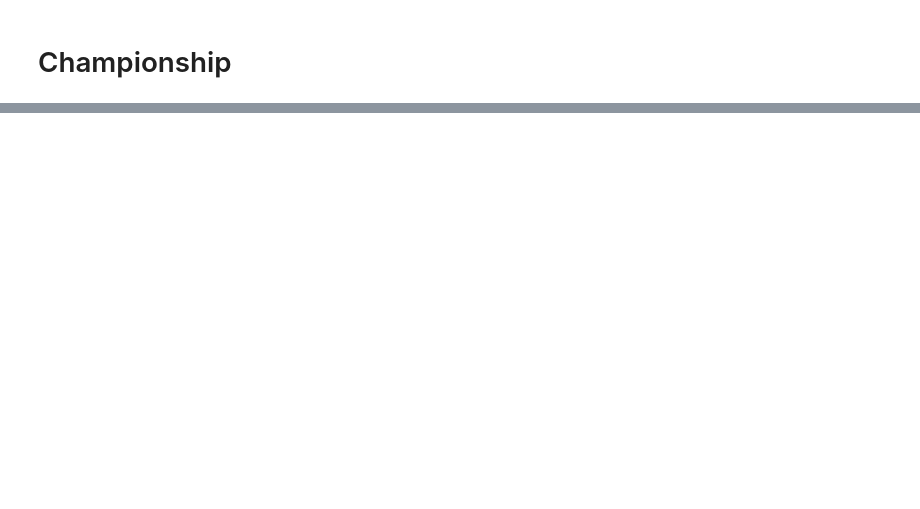
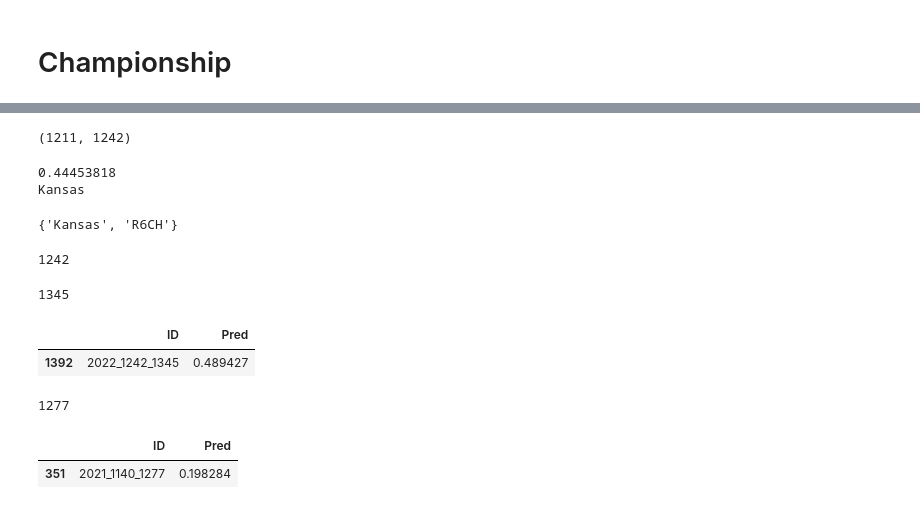
Before and after one commit to sethchart/kaggle-march-machine-learning-mania, a Jupyter notebook: notebooks/4.0-theberling-bracket-predictions.ipynb, the cells around one changed output, grey strips where cells are left out. Cells and saved outputs as stored; diff of their text form; code cells hidden in the pictures; blank space fills up the shorter version.

```diff
--- a/notebooks/4.0-theberling-bracket-predictions.ipynb
+++ b/notebooks/4.0-theberling-bracket-predictions.ipynb
@@ -665,0 +662,37 @@ YZ: 0.47032605524901105
+# %%
+TeamID_Strong = df_teams.loc[df_teams.TeamName==winner_wx,'TeamID'].iloc[0]
+TeamID_Weak = df_teams.loc[df_teams.TeamName==winner_yz,'TeamID'].iloc[0]
+TeamID_Strong, TeamID_Weak
+# %% [output]
+(1211, 1242)
+# %%
+rank_for_ch_yz = 'R6CH'
+strong_id = TeamID_Strong
+weak_id = TeamID_Weak
+winner = winners(strong_id, weak_id)
+winner_ch = winner
+round6_ch = {winner_ch,rank_for_ch_yz}
+round6_ch
+# %% [output]
+0.44453818
+Kansas
+{'Kansas', 'R6CH'}
+# %%
+df_teams.loc[df_teams.TeamName=='Kansas','TeamID'].iloc[0]
+# %% [output]
+1242
+# %%
+df_teams.loc[df_teams.TeamName=='Purdue','TeamID'].iloc[0]
+# %% [output]
+1345
+# %%
+ID_tag = '2022_1242_1345'
+# %%
+df_pred[df_pred.ID==ID_tag]
+# %% [output]
+|  | ID | Pred |
+| 1392 | 2022_1242_1345 | 0.489427 |
+# %%
+df_teams.loc[df_teams.TeamName=='Michigan St','TeamID'].iloc[0]
+# %% [output]
+1277
@@ -665,0 +701,5 @@ YZ: 0.47032605524901105
+# %%
+df_pred[df_pred.ID==ID_tag2]
+# %% [output]
+|  | ID | Pred |
+| 351 | 2021_1140_1277 | 0.198284 |
```
Also changed, not shown: parts of 139 cells of this notebook, 1 other file.
